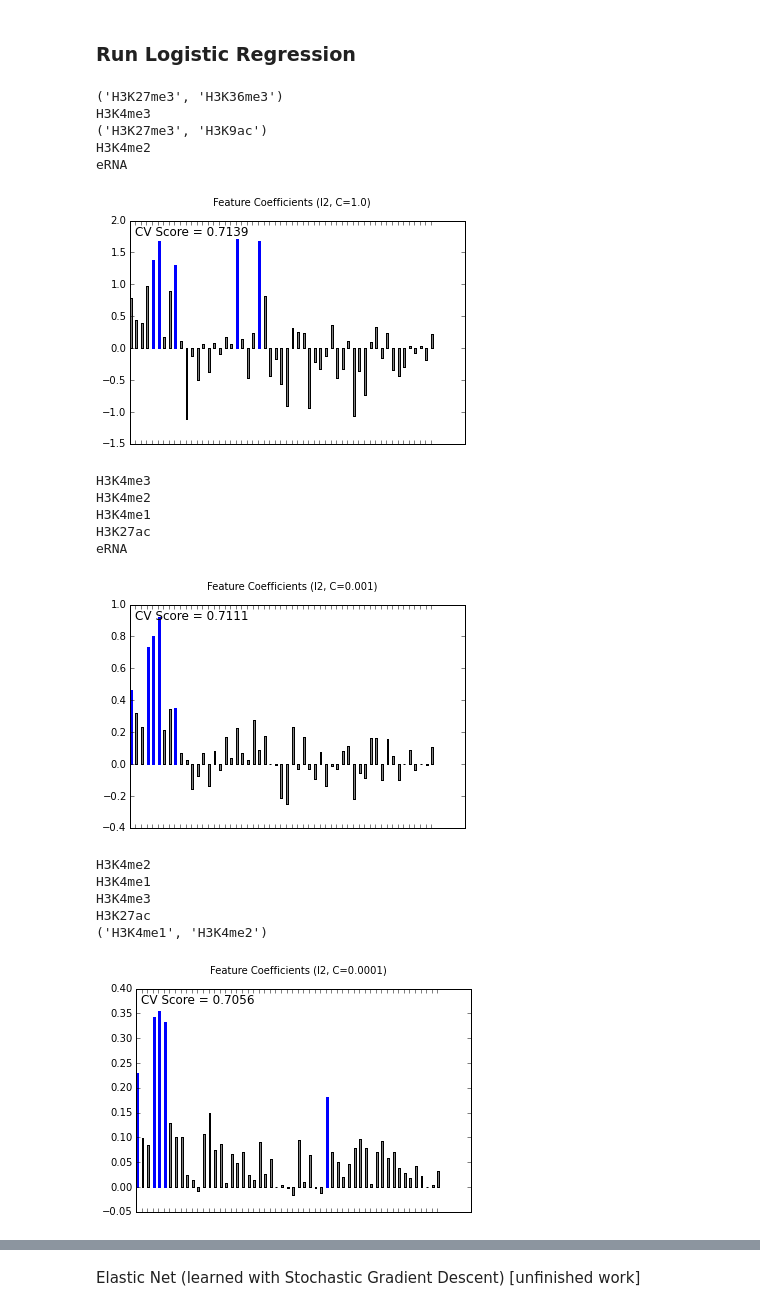
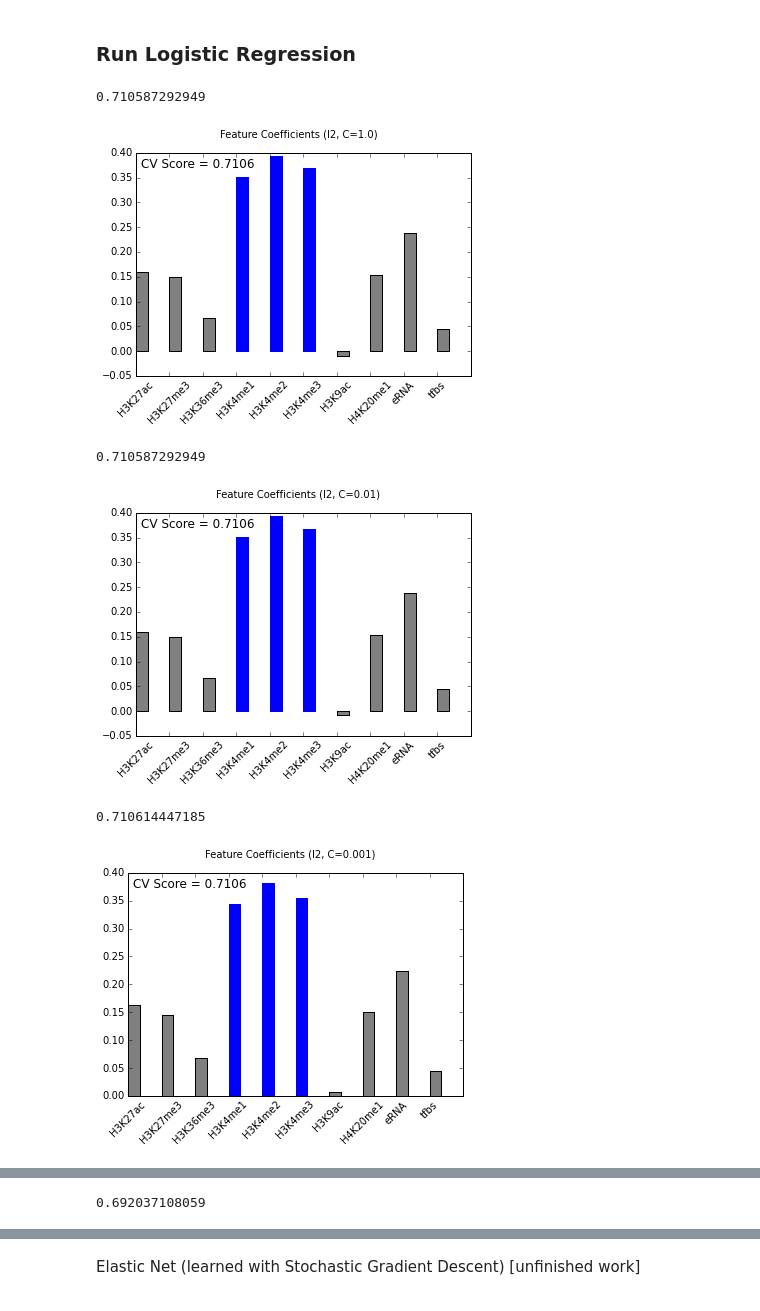
Before and after one commit to albertkuo/DIMACS, a Jupyter notebook: logit.ipynb, the cells around one changed output, grey strips where cells are left out. Cells and saved outputs as stored; diff of their text form; code cells hidden in the pictures.

Commit message:
add standardize

```diff
--- a/logit.ipynb
+++ b/logit.ipynb
@@ -15,6 +16,8 @@ import matplotlib.pyplot as plt
 # %%
 CELLNAME = "GM12878"
 label = "p300"
+add_interactions = False
+standardize = True
 # %%
 data = pd.read_table('data/' + CELLNAME + '_features.txt.gz', compression='gzip')
 data.head(2)
@@ -62,10 +65,12 @@ print sample.shape
 (220968, 14)
 # %%
 X = sample.drop(['chr','lower','upper',label], axis=1).as_matrix()
-add_interactions = True
 if add_interactions:
     X = PolynomialFeatures(interaction_only=True).fit_transform(X)
     X = X[:,1:]
     print X.shape
+    feature_names = feature_names + list(itertools.combinations(feature_names,2))
+if standardize:
+    X = scale(X.astype(float))
 print X
 # %% [output]
@@ -84,4 +89,0 @@ True
-# %%
-if add_interactions:
-    feature_names = feature_names + list(itertools.combinations(feature_names,2))
-    print feature_names
@@ -112,54 +112,43 @@ tfbs: 0.0822085285811
 <h3>Run Logistic Regression</h3>
 # %%
 penalty_type = 'l2'
-regs = [1.0, 0.001, 0.0001, 0.00001, 0.000001]
+regs = [1.0, 0.01, 0.001, 0.0001, 0.00001, 0.000001]
 for reg in regs:
     logreg = linear_model.LogisticRegression(penalty=penalty_type, C=reg)
     logreg.fit(X,y)
     scores = cross_validation.cross_val_score(logreg, X, y, cv=10)
     mean_cv = sum(scores) / float(len(scores))
+    print mean_cv
 
     coef = logreg.coef_
     coef = [item for sublist in coef for item in sublist] #flatten list
     coef_np = np.asarray(coef)
-    top_coef = np.argsort(-coef_np)[:5]
+    top_coef = np.argsort(-coef_np)[:3]
     if add_interactions:
         for i in top_coef:
             print feature_names[i]
 
     #Plot
     ind = np.arange(X.shape[1])
     width = 0.35
     fig, ax = plt.subplots()
     rects = ax.bar(ind, coef, width, color='gray')
     for index in top_coef:
         rects[index].set_color('b')
     plt.xticks(range(X.shape[1]))
     if not add_interactions:
         ax.set_xticklabels(feature_names,rotation=45)
     else:
         ax.set_xticklabels([])
     plt.suptitle("Feature Coefficients (%s, C=%s)" %(penalty_type,reg))
     ax.annotate('CV Score = %0.4f'%mean_cv, xy=(0,1), xycoords='axes fraction', fontsize=12,
                     xytext=(5, -5), textcoords='offset points',
                     ha='left', va='top')
     plt.show()
 # %% [output]
-('H3K27me3', 'H3K36me3')
-H3K4me3
-('H3K27me3', 'H3K9ac')
-H3K4me2
-eRNA
+0.710587292949
-[figure, old version]
+[figure, new version]
-H3K4me3
-H3K4me2
-H3K4me1
-H3K27ac
-eRNA
+0.710587292949
-[figure, old version]
+[figure, new version]
-H3K4me2
-H3K4me1
-H3K4me3
-H3K27ac
-('H3K4me1', 'H3K4me2')
+0.710614447185
-[figure, old version]
+[figure, new version]
@@ -177,0 +159 @@ H3K4me3
+0.692037108059
```
Also changed, not shown: parts of 5 cells of this notebook.
